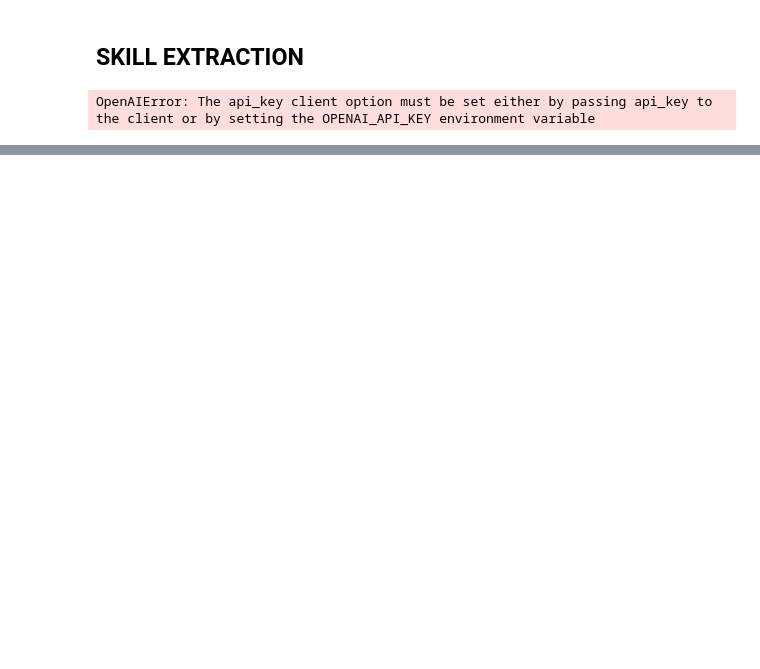
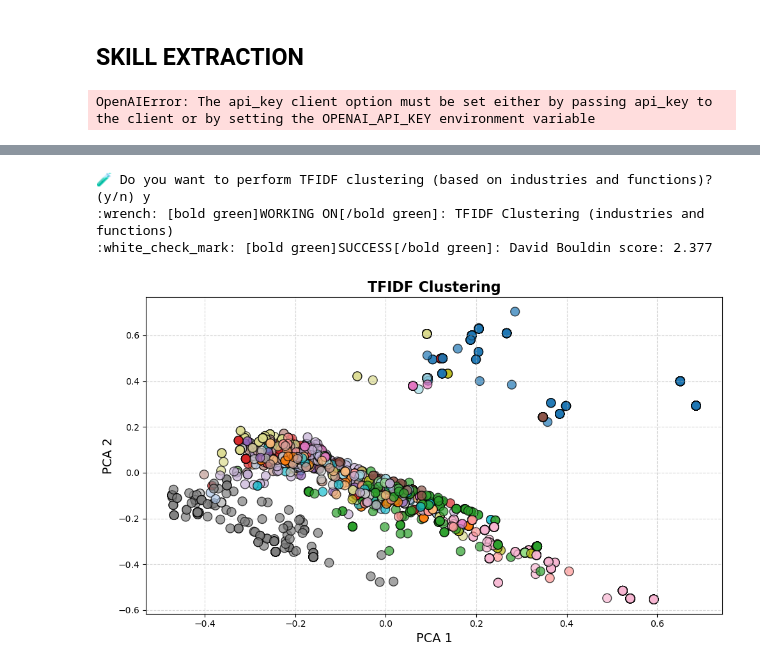
Before and after one commit to lukyrasocha/job-skill, a Jupyter notebook: handin/main.ipynb, the cells around one changed output, grey strips where cells are left out. Drawn from its saved outputs; the diff is of its cells as text; code cells hidden in the pictures; blank space fills up the shorter version.

```diff
--- a/handin/main.ipynb
+++ b/handin/main.ipynb
@@ -1316,0 +2245,27 @@ NameError: name 'skill_extraction' is not defined
+# %%
+"""TF IDF CLUSTERING BASED ON INDUSTRIES AND FUNCTIONS"""
+
+q = input(
+    "🧪 Do you want to perform TFIDF clustering (based on industries and functions)? (y/n) "
+)
+
+if q == "y":
+    working_on("TFIDF Clustering (industries and functions)")
+    tfidf_clusters, tfidf_matrix = TFIDF_industries_and_functions_cluster(
+        data,
+        save_clusters=save_clusters,
+        n_clusters=20
+    )
+    visualize_cluster(
+        tfidf_matrix,
+        tfidf_clusters["cluster"].to_numpy(),
+        savefig=True,
+        filename="tfidf_industries_and_functions_clusters.png",
+        name="TFIDF Clustering"
+    )
+    tfidf_matrix = 0
+# %% [output]
+🧪 Do you want to perform TFIDF clustering (based on industries and functions)? (y/n) y
+:wrench: [bold green]WORKING ON[/bold green]: TFIDF Clustering (industries and functions)
+:white_check_mark: [bold green]SUCCESS[/bold green]: David Bouldin score: 2.377
+[figure, added]
```
Also changed, not shown: parts of 50 cells of this notebook.
